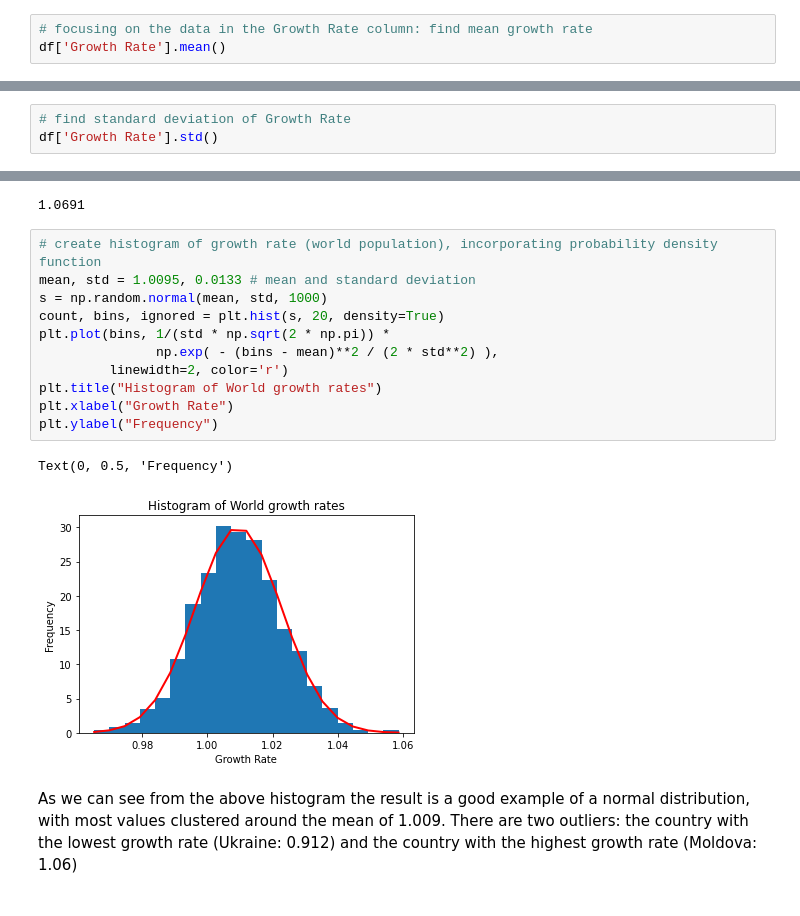
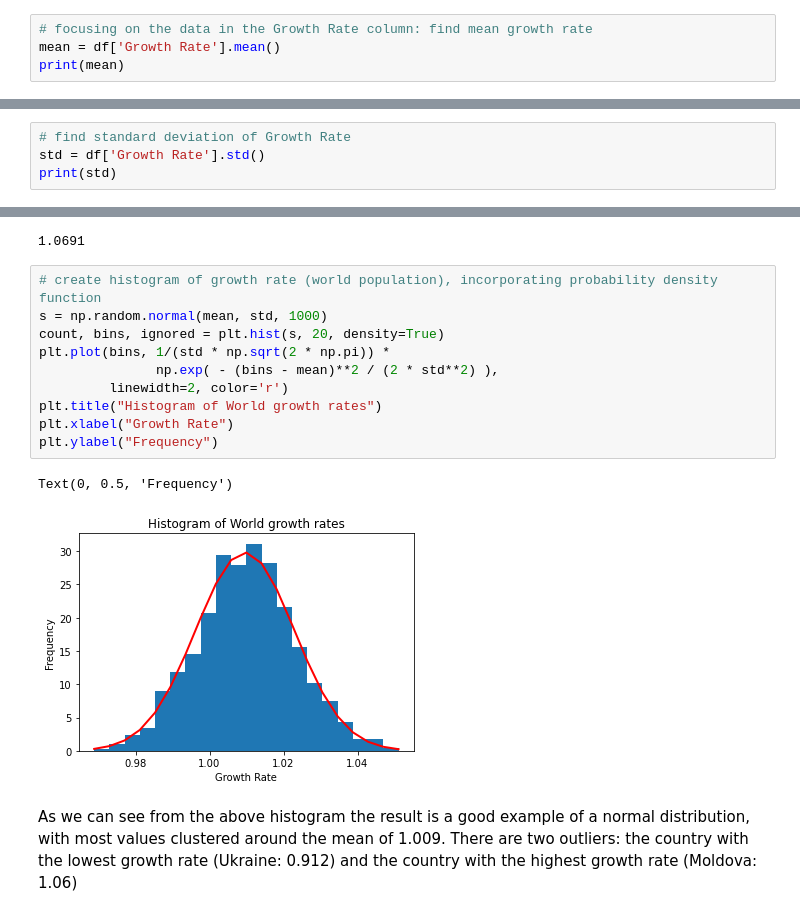
Before and after one commit to martincusack979/fundanalysis-assesment, a Jupyter notebook: normal-distribution.ipynb, the cells around one changed output, grey strips where cells are left out. Cells and saved outputs as stored; diff of their text form.

Commit message:
normal dist plots

```diff
--- a/normal-distribution.ipynb
+++ b/normal-distribution.ipynb
@@ -58,12 +90,14 @@ df.head(7)
 | 6 | 224 | Anguilla | North America | 15585 | 13172 | 11047 | 8316 | ... |
 # %%
 # focusing on the data in the Growth Rate column: find mean growth rate
-df['Growth Rate'].mean()
+mean = df['Growth Rate'].mean()
+print(mean)
 # %% [output]
 1.0095773504273502
 # %%
 # find standard deviation of Growth Rate
-df['Growth Rate'].std()
+std = df['Growth Rate'].std()
+print(std)
 # %% [output]
 0.01338498453399876
 # %%
@@ -78,18 +112,17 @@ df['Growth Rate'].max()
 1.0691
 # %%
 # create histogram of growth rate (world population), incorporating probability density function
-mean, std = 1.0095, 0.0133 # mean and standard deviation
 s = np.random.normal(mean, std, 1000)
 count, bins, ignored = plt.hist(s, 20, density=True)
 plt.plot(bins, 1/(std * np.sqrt(2 * np.pi)) *
                np.exp( - (bins - mean)**2 / (2 * std**2) ),
          linewidth=2, color='r')
 plt.title("Histogram of World growth rates")
 plt.xlabel("Growth Rate")
 plt.ylabel("Frequency")
 # %% [output]
 Text(0, 0.5, 'Frequency')
-[figure, old version]
+[figure, new version]
 # %% [markdown]
 As we can see from the above histogram the result is a good example of a normal distribution, with most values clustered around the mean of 1.009. There are two outliers: the country with the lowest growth rate (Ukraine: 0.912) and the country with the highest growth rate (Moldova: 1.06)
 # %% [markdown]
```
Also changed, not shown: parts of 14 cells of this notebook.
